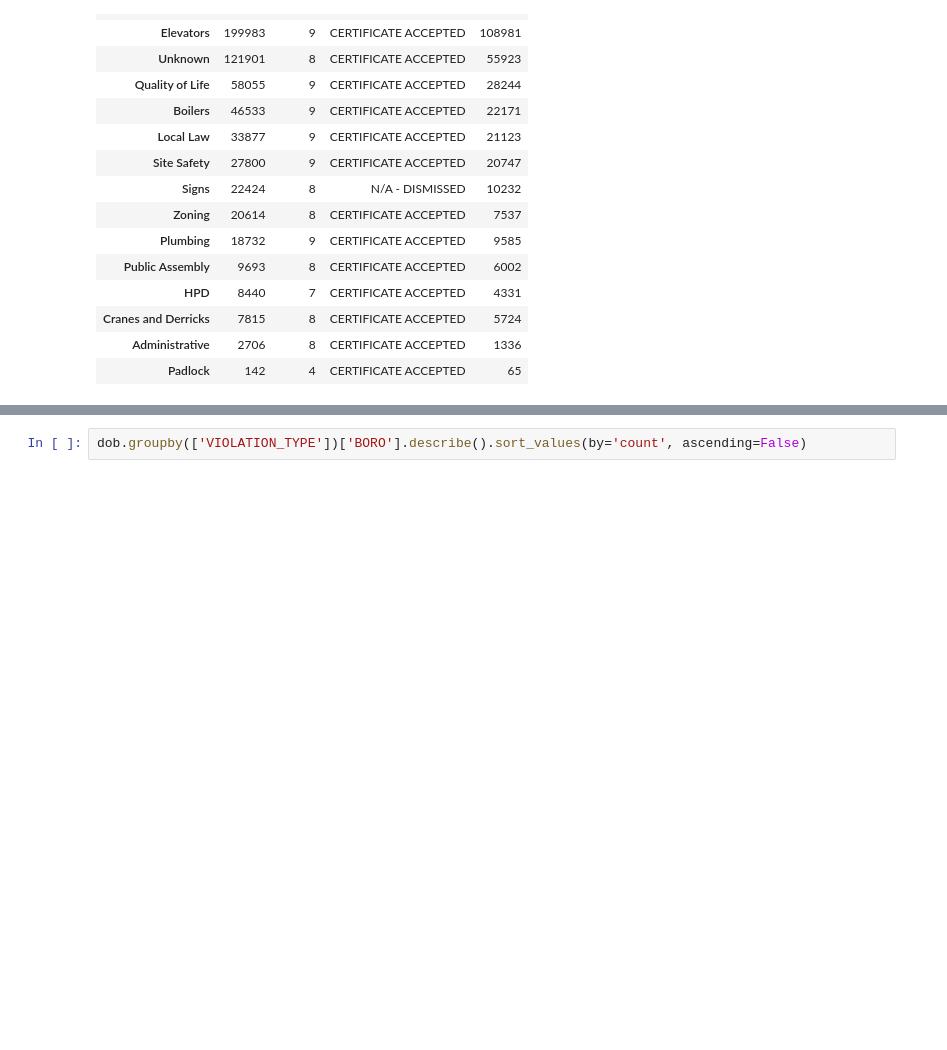
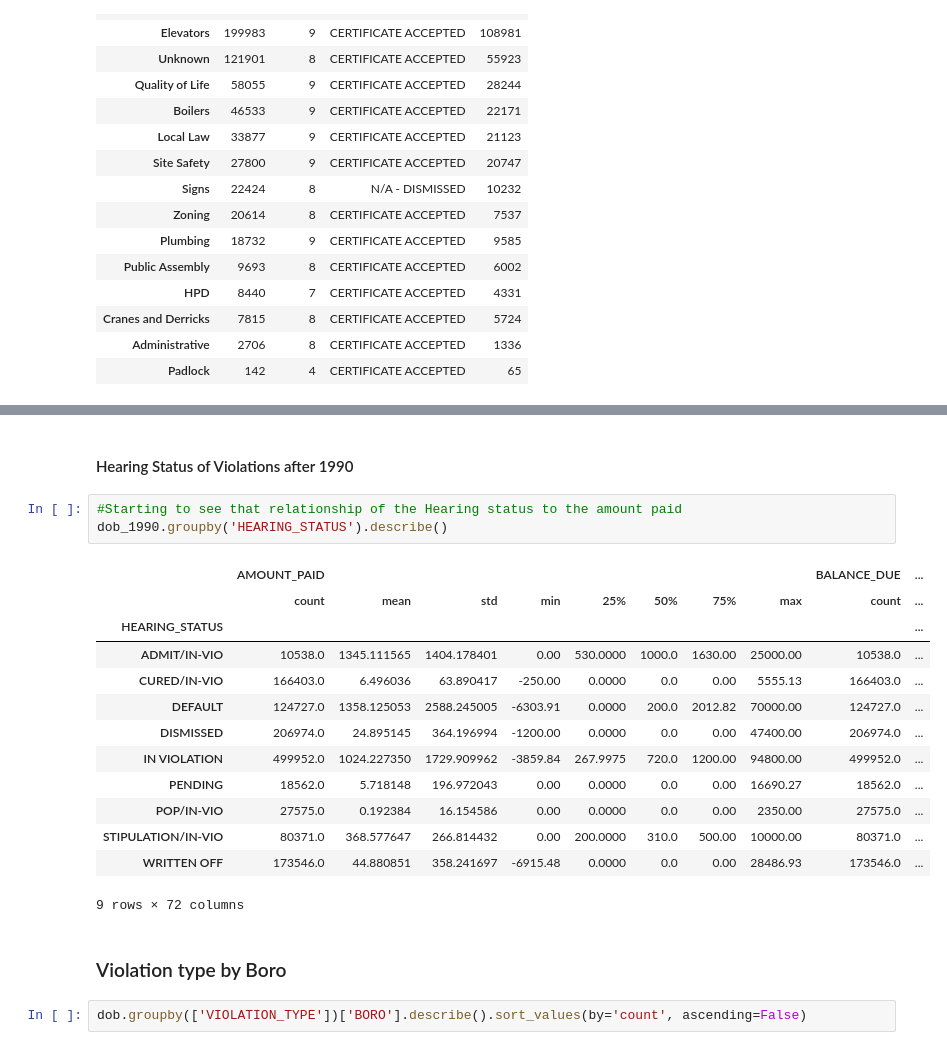
Before and after one commit to Starsa/thinkful_challenges, a Jupyter notebook: DOB_ECB_ResearchProp.ipynb, the cells around one changed output, grey strips where cells are left out. Drawn from its saved outputs; the diff is of its cells as text; blank space fills up the shorter version.

Commit message:
Capstone-DOB ECB Violation A/B Testing Proposal

```diff
--- a/DOB_ECB_ResearchProp.ipynb
+++ b/DOB_ECB_ResearchProp.ipynb
@@ -161,3 +289,24 @@ plt.title('DOB ECB Violations');
+# %% [markdown]
+#### Hearing Status of Violations after 1990
+# %%
+#Starting to see that relationship of the Hearing status to the amount paid
+dob_1990.groupby('HEARING_STATUS').describe()
+# %% [output]
+|  | AMOUNT_PAID |  |  |  |  |  |  |  | BALANCE_DUE | ... |
+|  | count | mean | std | min | 25% | 50% | 75% | max | count | ... |
+| HEARING_STATUS |  |  |  |  |  |  |  |  |  | ... |
+| ADMIT/IN-VIO | 10538.0 | 1345.111565 | 1404.178401 | 0.00 | 530.0000 | 1000.0 | 1630.00 | 25000.00 | 10538.0 | ... |
+| CURED/IN-VIO | 166403.0 | 6.496036 | 63.890417 | -250.00 | 0.0000 | 0.0 | 0.00 | 5555.13 | 166403.0 | ... |
+| DEFAULT | 124727.0 | 1358.125053 | 2588.245005 | -6303.91 | 0.0000 | 200.0 | 2012.82 | 70000.00 | 124727.0 | ... |
+| DISMISSED | 206974.0 | 24.895145 | 364.196994 | -1200.00 | 0.0000 | 0.0 | 0.00 | 47400.00 | 206974.0 | ... |
+| IN VIOLATION | 499952.0 | 1024.227350 | 1729.909962 | -3859.84 | 267.9975 | 720.0 | 1200.00 | 94800.00 | 499952.0 | ... |
+| PENDING | 18562.0 | 5.718148 | 196.972043 | 0.00 | 0.0000 | 0.0 | 0.00 | 16690.27 | 18562.0 | ... |
+| POP/IN-VIO | 27575.0 | 0.192384 | 16.154586 | 0.00 | 0.0000 | 0.0 | 0.00 | 2350.00 | 27575.0 | ... |
+| STIPULATION/IN-VIO | 80371.0 | 368.577647 | 266.814432 | 0.00 | 200.0000 | 310.0 | 500.00 | 10000.00 | 80371.0 | ... |
+| WRITTEN OFF | 173546.0 | 44.880851 | 358.241697 | -6915.48 | 0.0000 | 0.0 | 0.00 | 28486.93 | 173546.0 | ... |
+9 rows × 72 columns
+# %% [markdown]
+### Violation type by Boro
 # %%
 dob.groupby(['VIOLATION_TYPE'])['BORO'].describe().sort_values(by='count', ascending=False)
 # %% [output]
```
Also changed, not shown: parts of 58 cells of this notebook.
